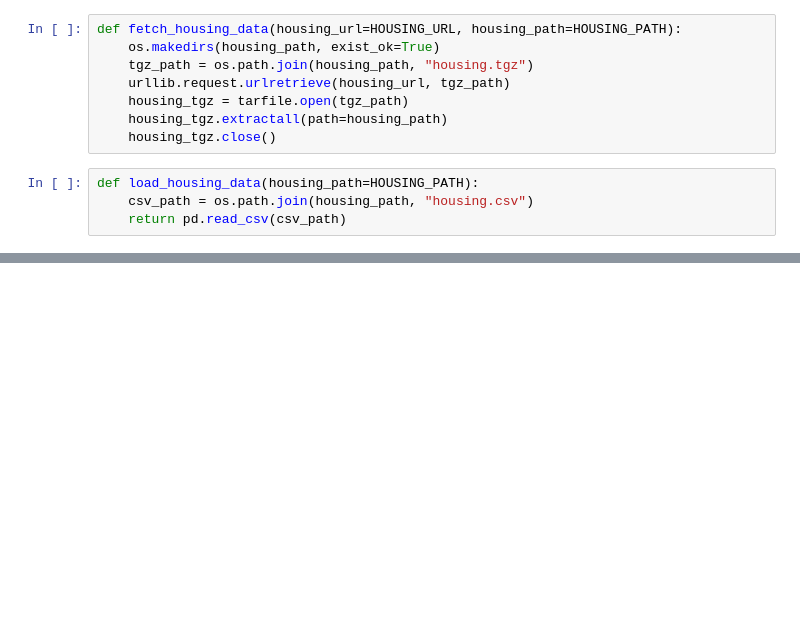
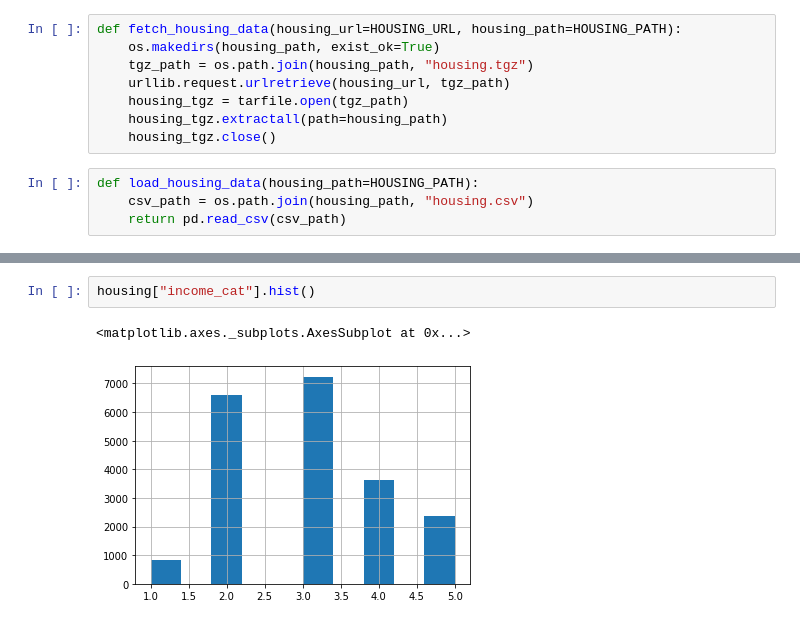
Before and after one commit to teemal/machine_learning_and_data_mining, a Jupyter notebook: book_activity_0.ipynb, the cells around one changed output, grey strips where cells are left out. Cells and saved outputs as stored; diff of their text form; blank space fills up the shorter version.

```diff
--- a/book_activity_0.ipynb
+++ b/book_activity_0.ipynb
@@ -33,0 +91,5 @@ FileNotFoundError: [Errno 2] File datasets/housing/housing.csv does not exist: '
+# %%
+housing["income_cat"].hist()
+# %% [output]
+<matplotlib.axes._subplots.AxesSubplot at 0x...>
+[figure, added]
```
Also changed, not shown: parts of 18 cells of this notebook.
